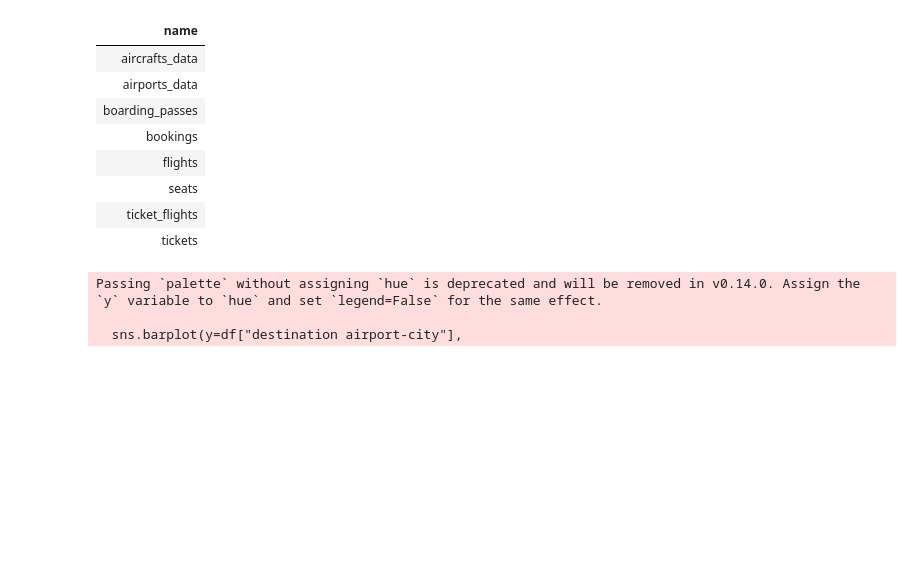
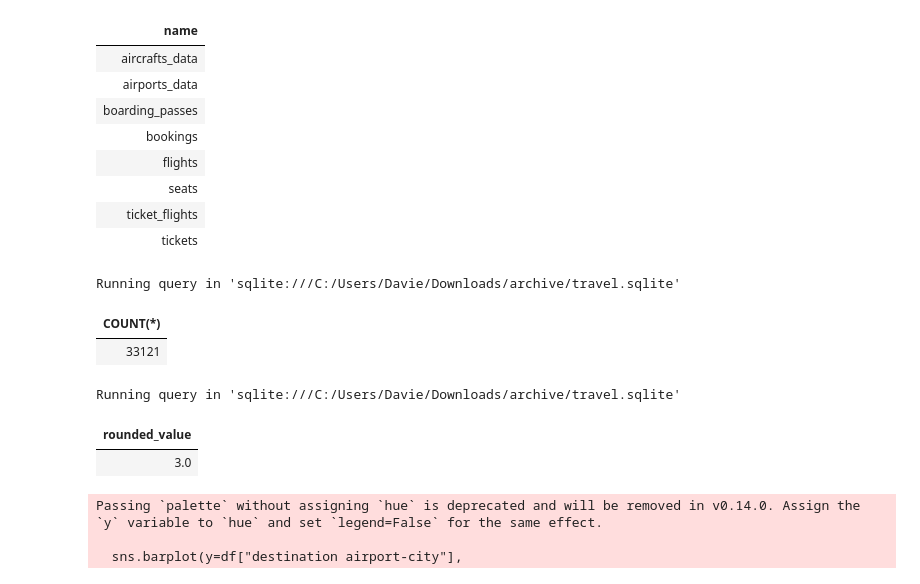
Before and after one commit to Daviedavie100/SQL_Projects, a Jupyter notebook: data.ipynb, the cells around one changed output. Cells and saved outputs as stored; diff of their text form; code cells hidden in the pictures; blank space fills up the shorter version.

```diff
--- a/data.ipynb
+++ b/data.ipynb
@@ -151,6 +151,20 @@ Running query in 'sqlite:///C:/Users/Davie/Downloads/archive/travel.sqlite'
 | seats |
 | ticket_flights |
 | tickets |
+# %%
+%%sql
+SELECT COUNT(*) FROM flights;
+# %% [output]
+Running query in 'sqlite:///C:/Users/Davie/Downloads/archive/travel.sqlite'
+| COUNT(*) |
+| 33121 |
+# %%
+%%sql
+SELECT ROUND(2.8,0) AS rounded_value;
+# %% [output]
+Running query in 'sqlite:///C:/Users/Davie/Downloads/archive/travel.sqlite'
+| rounded_value |
+| 3.0 |
 # %%
 # -- Top 10 Flight Routes by Total Revenue.
 query8="""
```
Also changed, not shown: parts of 2 cells of this notebook.
